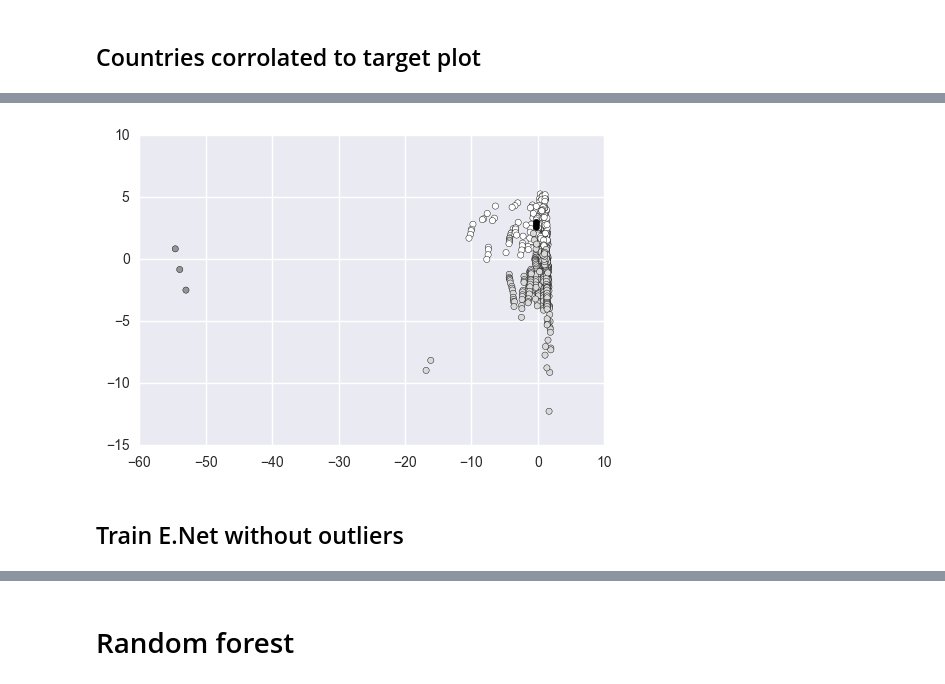
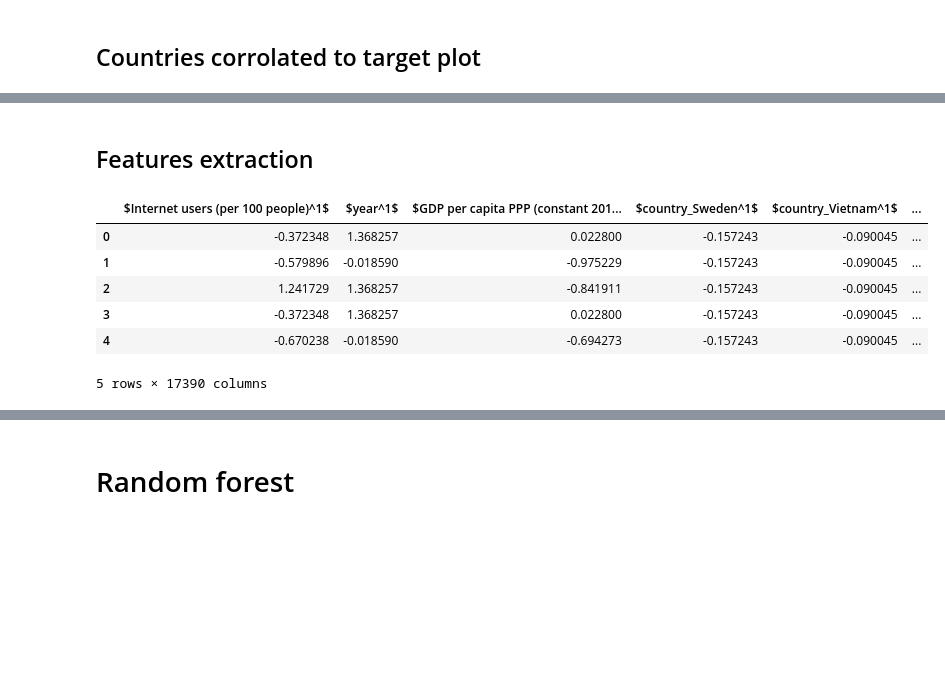
Before and after one commit to acrola/WorkShopDS, a Jupyter notebook: Project-Notebook.ipynb, the cells around one changed output, grey strips where cells are left out. Drawn from its saved outputs; the diff is of its cells as text; code cells hidden in the pictures; blank space fills up the shorter version.

Commit message:
Updated notebook with some extra stuff

```diff
--- a/Project-Notebook.ipynb
+++ b/Project-Notebook.ipynb
@@ -953,35 +1035,0 @@ a.head(min(5, len(a)))
-# %%
-def list_powerset(lst):
-    # the power set of the empty set has one element, the empty set
-    result = [[]]
-    for x in lst:
-        result.extend([subset + [x] for subset in result])
-    return result
-outliers_subsets = list_powerset(outliers)
-
-worst_indecies = None
-best_rmse_test_leave_some_out = test_rmse
-
-f = FloatProgress(min=0, max=100)
-display(f)
-
-
-for outs in outliers_subsets:
-    train_factors_leave_some_out = train_factors.drop(train_factors.index[outs])
-    train_class_leave_some_out = train_class.drop(train_class.index[outs])
-    enet_leave_some_out = ElasticNetCV(max_iter=20000)
-    enet_leave_some_out.fit(train_factors_leave_some_out, train_class_leave_some_out)
-    test_predictions = enet_leave_some_out.predict(test_factors)
-    test_rmse_leave_some_out = np.sqrt(mean_squared_error(test_class, test_predictions))
-    if test_rmse_leave_some_out < best_rmse_test_leave_some_out:
-        worst_indecies = outs
-        best_rmse_test_leave_some_out = test_rmse_leave_some_out
-    f.value += 100/len(outliers_subsets)
-
-if (worst_indecies != None):
-    train_factors = train_factors.drop(train_factors.index[worst_indecies])
-    train_class = train_class.drop(train_class.index[worst_indecies])
-    print('The rmse now is', best_rmse_test)
-    train_factors.head(5)
-else:
-    print('Robust PCA did not remove any outlier')
@@ -992,26 +1036,18 @@ The rmse now is 7.15049584747
-# %%
-# Import the kmeans clustering model.
-from sklearn.cluster import KMeans
-
-# Initialize the model with 2 parameters -- number of clusters and random state.
-kmeans_model = KMeans(n_clusters=5, random_state=1)
-# Get only the numeric columns from games.
-# Fit the model using the good columns.
-kmeans_model.fit(train_factors)
-# Get the cluster assignments.
-labels = kmeans_model.labels_
-#Import the PCA model.
-from sklearn.decomposition import PCA
-
-# Create a PCA model.
-pca_2 = PCA(2)
-# Fit the PCA model on the numeric columns from earlier.
-plot_columns = pca_2.fit_transform(train_factors)
-# Make a scatter plot of each game, shaded according to cluster assignment.
-plt.scatter(x=plot_columns[:,0], y=plot_columns[:,1], c=labels)
-# Show the plot.
-plt.show()
-# %% [output]
-[figure, removed]
-# %% [markdown]
-## Train E.Net without outliers
+# %% [markdown]
+## Features extraction
+# %%
+poly = sp.PolynomialFeatures(2,include_bias=False)
+transf_train = poly.fit_transform(train_factors)
+transf_test = poly.fit_transform(test_factors)
+target_feature_names = ['$\cdot$'.join(['${}^{}$'.format(pair[0],pair[1]) for pair in tuple if pair[1]!=0]) for tuple in [zip(train_factors.columns,p) for p in poly.powers_]]
+train_factors = (pd.DataFrame(transf_train, columns = target_feature_names))
+test_factors = (pd.DataFrame(transf_test, columns = target_feature_names))
+train_factors.head(5)
+# %% [output]
+|  | $Internet users (per 100 people)^1$ | $year^1$ | $GDP per capita PPP (constant 201... | $country_Sweden^1$ | $country_Vietnam^1$ | ... |
+| 0 | -0.372348 | 1.368257 | 0.022800 | -0.157243 | -0.090045 | ... |
+| 1 | -0.579896 | -0.018590 | -0.975229 | -0.157243 | -0.090045 | ... |
+| 2 | 1.241729 | 1.368257 | -0.841911 | -0.157243 | -0.090045 | ... |
+| 3 | -0.372348 | 1.368257 | 0.022800 | -0.157243 | -0.090045 | ... |
+| 4 | -0.670238 | -0.018590 | -0.694273 | -0.157243 | -0.090045 | ... |
+5 rows × 17390 columns
```
Also changed, not shown: parts of 32 cells of this notebook, 1 other file.
